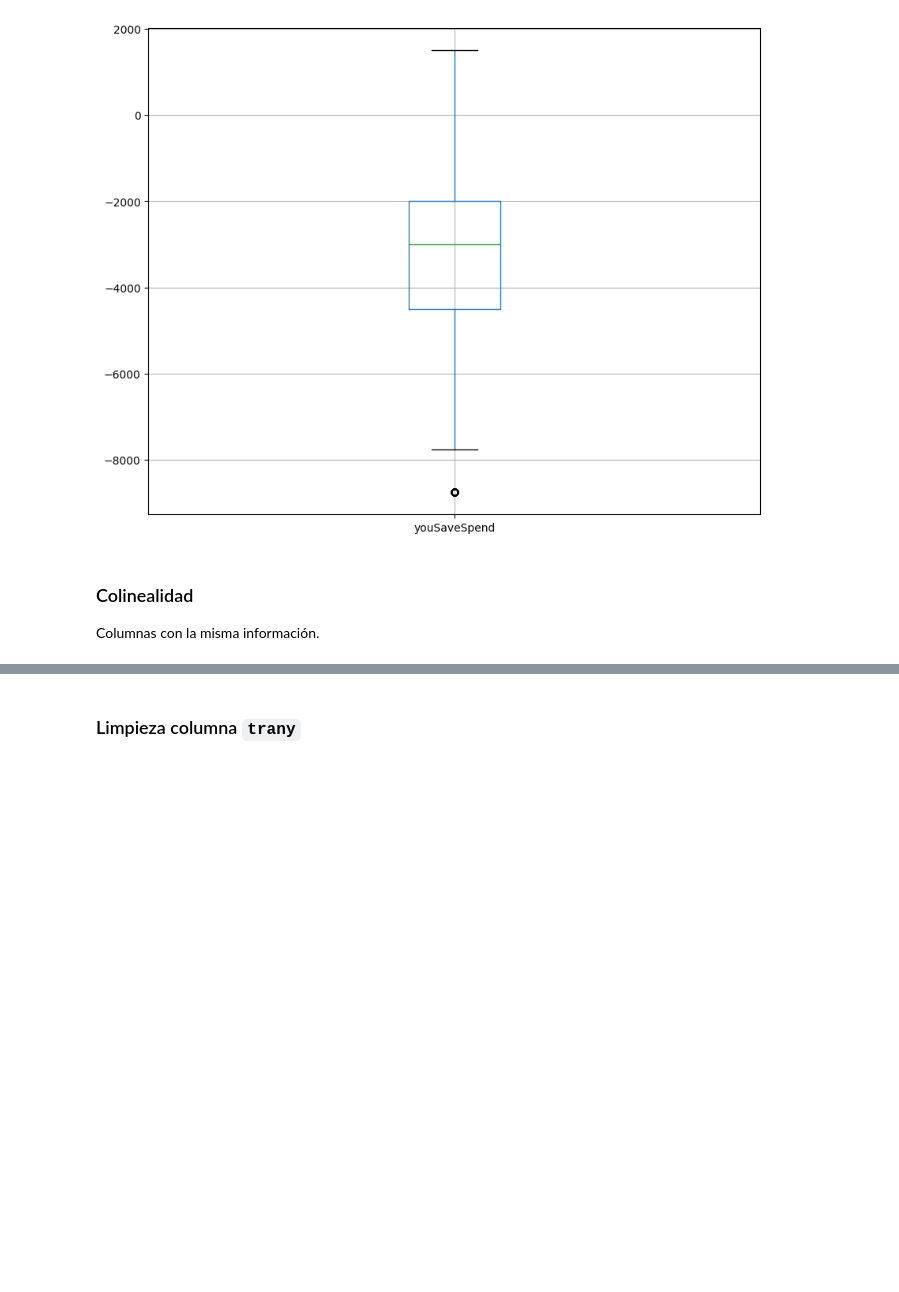
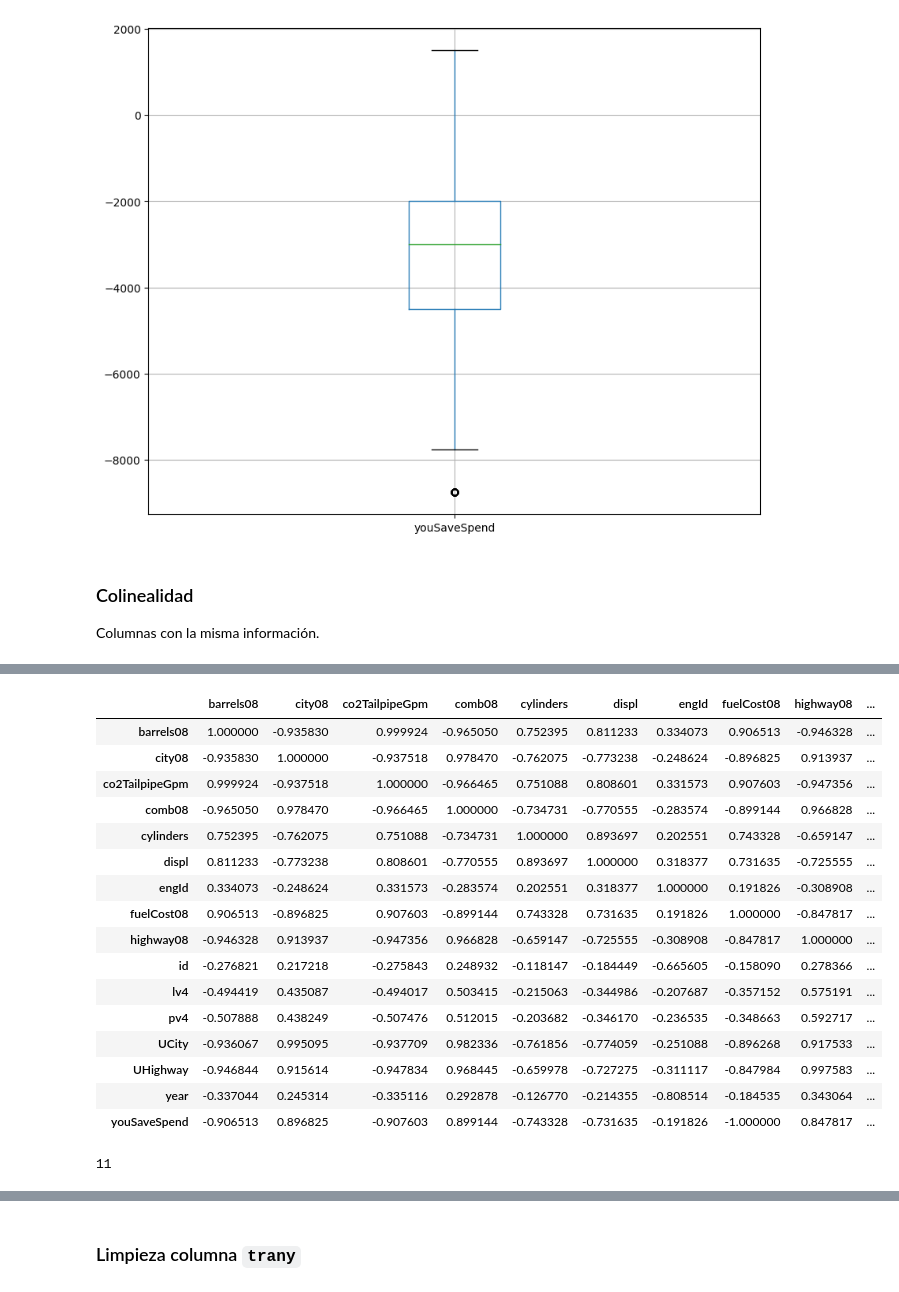
Before and after one commit to Ironhack-Data-Madrid-Agosto-2022/Apuntes-de-clase, a Jupyter notebook: semana_2/3.1 - Data Cleaning .ipynb, the cells around one changed output, grey strips where cells are left out. Drawn from its saved outputs; the diff is of its cells as text; code cells hidden in the pictures; blank space fills up the shorter version.

Commit message:
data cleaning

```diff
--- a/semana_2/3.1 - Data Cleaning .ipynb
+++ b/semana_2/3.1 - Data Cleaning .ipynb
@@ -530,0 +540,11 @@ Columnas con la misma información.
+# %%
+# columnas ctes
+
+cte_cols = []
+
+for c in df.select_dtypes(include=np.number):
+
+    if df[c].std()==0:
+        cte_cols.append(c)
+
+cte_cols
@@ -530,0 +569,2 @@ Columnas con la misma información.
+# %%
+df = df.drop(columns=cte_cols, axis=1)
@@ -530,0 +580,42 @@ Columnas con la misma información.
+# %%
+df = df.drop('phevBlended', axis=1)
+# %%
+df.corr()
+# %% [output]
+|  | barrels08 | city08 | co2TailpipeGpm | comb08 | cylinders | displ | engId | fuelCost08 | highway08 | ... |
+| barrels08 | 1.000000 | -0.935830 | 0.999924 | -0.965050 | 0.752395 | 0.811233 | 0.334073 | 0.906513 | -0.946328 | ... |
+| city08 | -0.935830 | 1.000000 | -0.937518 | 0.978470 | -0.762075 | -0.773238 | -0.248624 | -0.896825 | 0.913937 | ... |
+| co2TailpipeGpm | 0.999924 | -0.937518 | 1.000000 | -0.966465 | 0.751088 | 0.808601 | 0.331573 | 0.907603 | -0.947356 | ... |
+| comb08 | -0.965050 | 0.978470 | -0.966465 | 1.000000 | -0.734731 | -0.770555 | -0.283574 | -0.899144 | 0.966828 | ... |
+| cylinders | 0.752395 | -0.762075 | 0.751088 | -0.734731 | 1.000000 | 0.893697 | 0.202551 | 0.743328 | -0.659147 | ... |
+| displ | 0.811233 | -0.773238 | 0.808601 | -0.770555 | 0.893697 | 1.000000 | 0.318377 | 0.731635 | -0.725555 | ... |
+| engId | 0.334073 | -0.248624 | 0.331573 | -0.283574 | 0.202551 | 0.318377 | 1.000000 | 0.191826 | -0.308908 | ... |
+| fuelCost08 | 0.906513 | -0.896825 | 0.907603 | -0.899144 | 0.743328 | 0.731635 | 0.191826 | 1.000000 | -0.847817 | ... |
+| highway08 | -0.946328 | 0.913937 | -0.947356 | 0.966828 | -0.659147 | -0.725555 | -0.308908 | -0.847817 | 1.000000 | ... |
+| id | -0.276821 | 0.217218 | -0.275843 | 0.248932 | -0.118147 | -0.184449 | -0.665605 | -0.158090 | 0.278366 | ... |
+| lv4 | -0.494419 | 0.435087 | -0.494017 | 0.503415 | -0.215063 | -0.344986 | -0.207687 | -0.357152 | 0.575191 | ... |
+| pv4 | -0.507888 | 0.438249 | -0.507476 | 0.512015 | -0.203682 | -0.346170 | -0.236535 | -0.348663 | 0.592717 | ... |
+| UCity | -0.936067 | 0.995095 | -0.937709 | 0.982336 | -0.761856 | -0.774059 | -0.251088 | -0.896268 | 0.917533 | ... |
+| UHighway | -0.946844 | 0.915614 | -0.947834 | 0.968445 | -0.659978 | -0.727275 | -0.311117 | -0.847984 | 0.997583 | ... |
+| year | -0.337044 | 0.245314 | -0.335116 | 0.292878 | -0.126770 | -0.214355 | -0.808514 | -0.184535 | 0.343064 | ... |
+| youSaveSpend | -0.906513 | 0.896825 | -0.907603 | 0.899144 | -0.743328 | -0.731635 | -0.191826 | -1.000000 | 0.847817 | ... |
+# %%
+# criterio de colianelidad
+
+colineales = []
+
+for c in df._get_numeric_data(): # para cada columna numerica ...
+
+    for i in range(len(df.corr())): # vamos a recorrer la matriz de correlación ..
+
+        if abs(df.corr()[c][i])>0.9 and abs(df.corr()[c][i])<1: # el umbral es arbitrario, abs es el valor absoluto del dato
+            #print('columna que estay explorando ', c)
+
+            #print('valor de la matriz de correlación ', df.corr()[c][i] )
+            colineales.append(c)
+
+colineales = list(set(colineales))
+
+len(colineales)
+# %% [output]
+11
```
Also changed, not shown: parts of 17 cells of this notebook.
